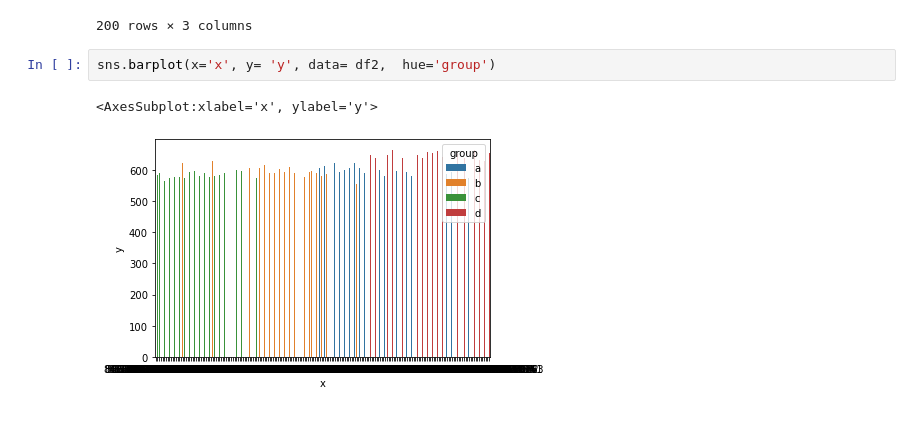
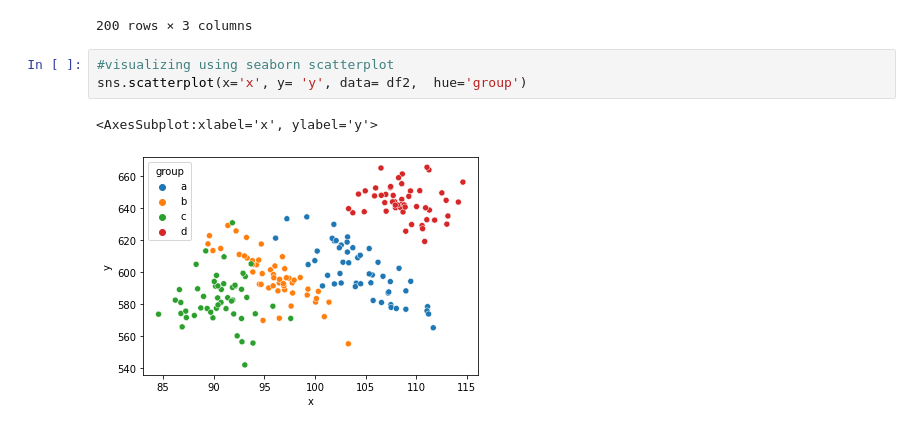
Before and after one commit to LinhQuach13/advanced-topics, a Jupyter notebook: exercise.ipynb, the cells around one changed output. Cells and saved outputs as stored; diff of their text form.

```diff
--- a/exercise.ipynb
+++ b/exercise.ipynb
@@ -134,7 +148,8 @@ df2
 | 199 | 114.157104 | 643.566923 | d |
 200 rows × 3 columns
 # %%
-sns.barplot(x='x', y= 'y', data= df2,  hue='group')
+#visualizing using seaborn scatterplot
+sns.scatterplot(x='x', y= 'y', data= df2,  hue='group')
 # %% [output]
 <AxesSubplot:xlabel='x', ylabel='y'>
-[figure, old version]
+[figure, new version]
```
Also changed, not shown: parts of 13 cells of this notebook.
